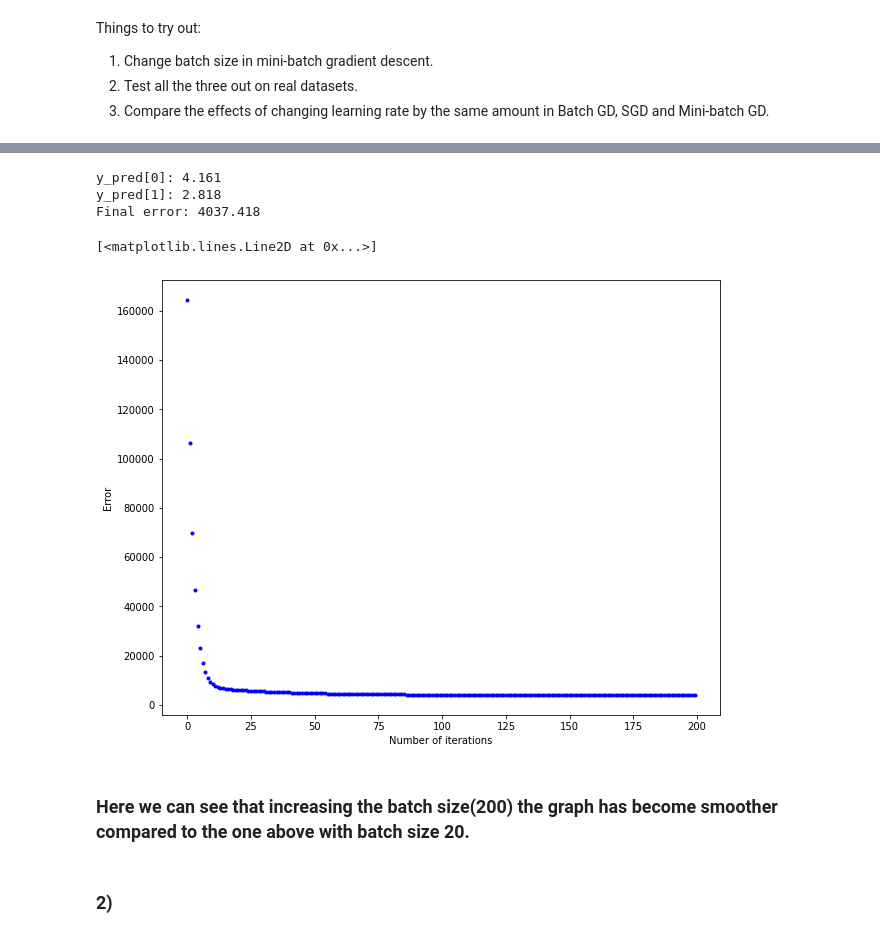
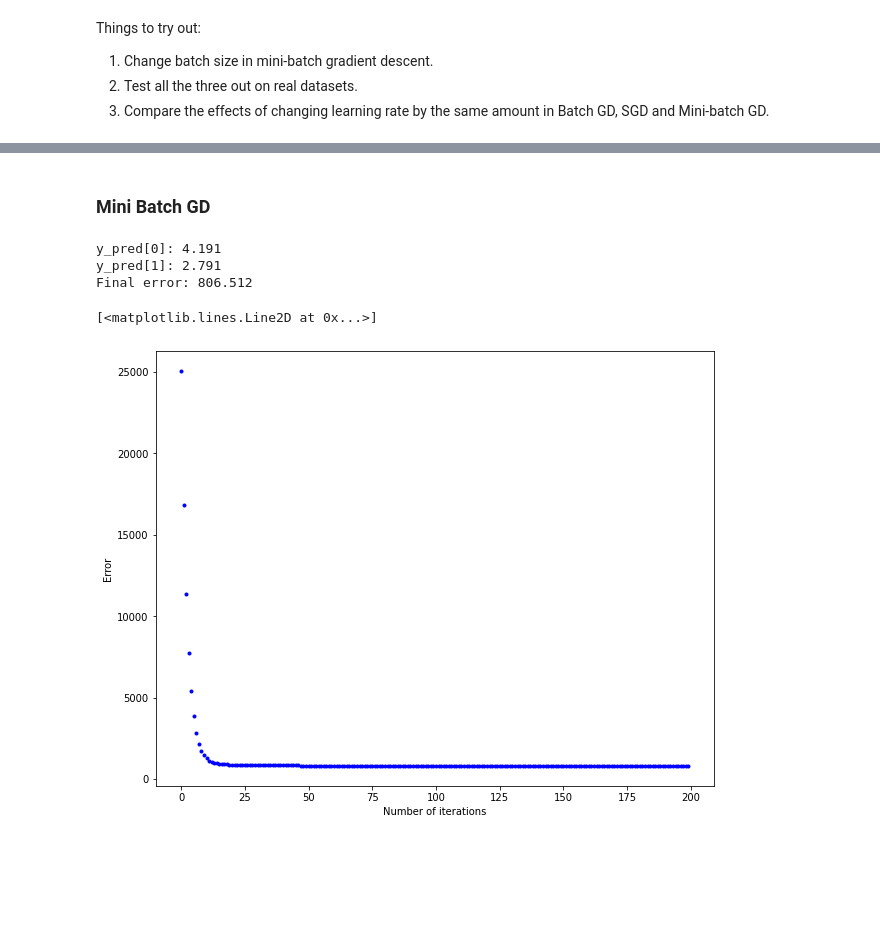
Before and after one commit to himavanth07/MachineLearning, a Jupyter notebook: Module4Lab3.ipynb, the cells around one changed output, grey strips where cells are left out. Cells and saved outputs as stored; diff of their text form; code cells hidden in the pictures; blank space fills up the shorter version.

```diff
--- a/Module4Lab3.ipynb
+++ b/Module4Lab3.ipynb
@@ -282,26 +408,21 @@ Things to try out:
+# %% [markdown]
+### Mini Batch GD
 # %%
 lr = 0.1
 n_iter = 200
 y_pred = np.random.randn(2,1)
-y_pred, cost_history = minibatch_gradient_descent(X, y, y_pred, lr, n_iter,200)
-
+y_pred, cost_history = minibatch_gradient_descent(X, y, y_pred, lr, n_iter)
 print('y_pred[0]: {:0.3f}\ny_pred[1]: {:0.3f}'.format(y_pred[0][0], y_pred[1][0]))
 print('Final error: {:0.3f}'.format(cost_history[-1]))
 
 fig, ax = plt.subplots(figsize=(10,8))
-
 ax.set_ylabel('Error')
 ax.set_xlabel('Number of iterations')
 y_pred = np.random.randn(2,1)
-
 ax.plot(range(n_iter), cost_history, 'b.')
 # %% [output]
-y_pred[0]: 4.161
-y_pred[1]: 2.818
-Final error: 4037.418
+y_pred[0]: 4.191
+y_pred[1]: 2.791
+Final error: 806.512
 [<matplotlib.lines.Line2D at 0x...>]
-[figure, old version]
+[figure, new version]
-# %% [markdown]
-### Here we can see that increasing the batch size(200) the graph has become smoother compared to the one above with batch size 20.
-# %% [markdown]
-### 2)
```
Also changed, not shown: parts of 11 cells of this notebook.
